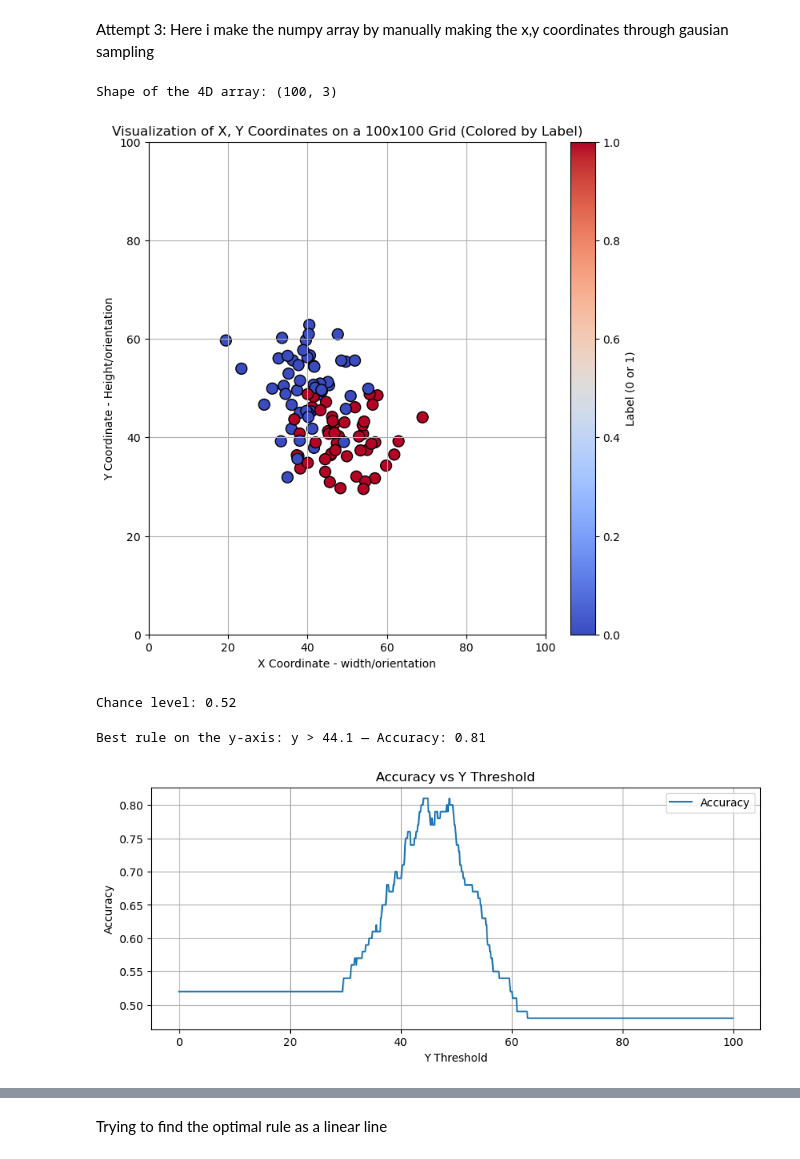
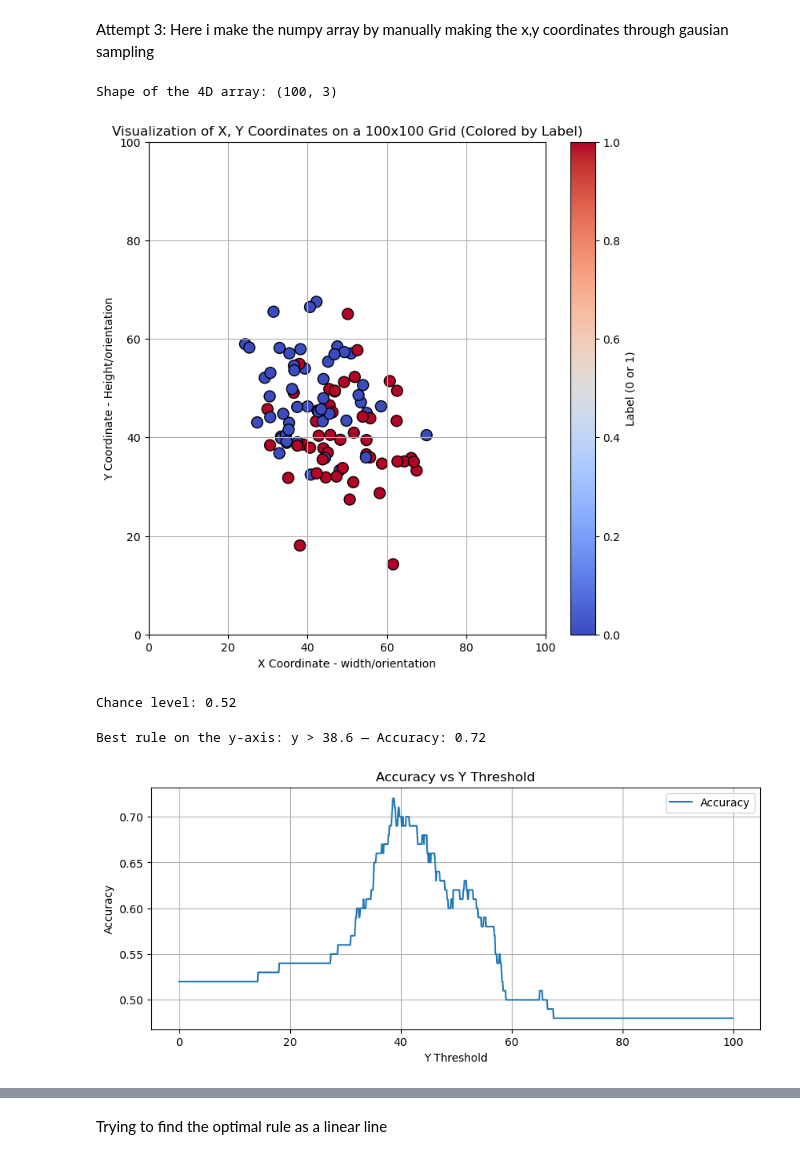
Before and after one commit to JSejrskild/CompNeuro-Exam, a Jupyter notebook: decisionrules/one_dimentional.ipynb, the cells around one changed output, grey strips where cells are left out. Cells and saved outputs as stored; diff of their text form; code cells hidden in the pictures.

```diff
--- a/decisionrules/one_dimentional.ipynb
+++ b/decisionrules/one_dimentional.ipynb
@@ -23,11 +21,11 @@ Here i make the numpy array by manually making the x,y coordinates through gausi
 # %%
 import numpy as np
 
-# Define dimensions (timepoints, 1 x value per timepoint)
+# Define dimensions (timepoints, 1 x value per timepoint) - this is the number of trials i simulate
 timepoints = 100
 
 # Means and standard deviations for Gaussian distributions
-std_dev = 7
+std_dev = 9
 mean_0x = 40  # For answer = 0
 mean_0y = 50
 mean_1x = 50 # For answer = 1
@@ -46,32 +44,32 @@ for t in range(timepoints):
 
     # Generate x and y values based on answer
     if answer == 0:
         x_values[t] = np.random.normal(mean_0x, std_dev)
         y_values[t] = np.random.normal(mean_0y, std_dev)
     else:
         x_values[t] = np.random.normal(mean_1x, std_dev)
         y_values[t] = np.random.normal(mean_1y, std_dev)
 
 # Stack the values into a 4D array (timepoints, 1 value per x, y, and answer)
 visual_values = np.stack((x_values, y_values, answer_values), axis=-1)
 
 # Print the resulting array
 print(f"Shape of the 4D array: {visual_values.shape}")
 #print("Sample values from the array:")
 #print(visual_values)
 
 # Visualize the x, y coordinates on a 100x100 grid
 plt.figure(figsize=(8, 8))
 plt.scatter(x_values, y_values, c=answer_values, cmap='coolwarm', edgecolors='k', s=100)
 plt.colorbar(label='Label (0 or 1)')  # Color bar to indicate the labels
 plt.xlim(0, 100)
 plt.ylim(0, 100)
 plt.xlabel('X Coordinate - width/orientation')
 plt.ylabel('Y Coordinate - Height/orientation')
 plt.title('Visualization of X, Y Coordinates on a 100x100 Grid (Colored by Label)')
 plt.grid(True)
 plt.show()
 # %% [output]
 Shape of the 4D array: (100, 3)
-[figure, old version]
+[figure, new version]
 # %%
@@ -96,7 +97,7 @@ for rule in np.arange(0, 100, 0.1):  # Try thresholds from 30 to 59.5
 
 print(f"Best rule on the y-axis: y > {round(best_rule_y, 2)} — Accuracy: {best_accuracy_y:.2f}")
 # %% [output]
-Best rule on the y-axis: y > 44.1 — Accuracy: 0.81
+Best rule on the y-axis: y > 38.6 — Accuracy: 0.72
 # %%
 import matplotlib.pyplot as plt
 
@@ -117,7 +118,7 @@ plt.grid(True)
 plt.legend()
 plt.show()
 # %% [output]
-[figure, old version]
+[figure, new version]
 # %%
 import matplotlib.pyplot as plt
 
```
Also changed, not shown: parts of 15 cells of this notebook, 2 other files.
